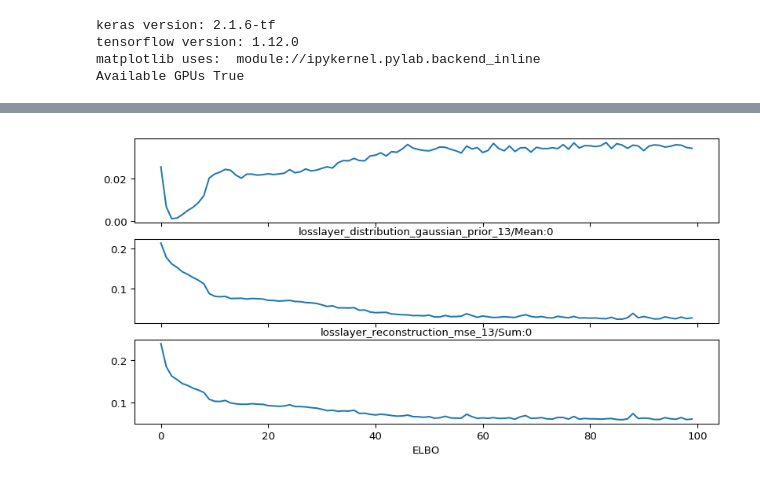
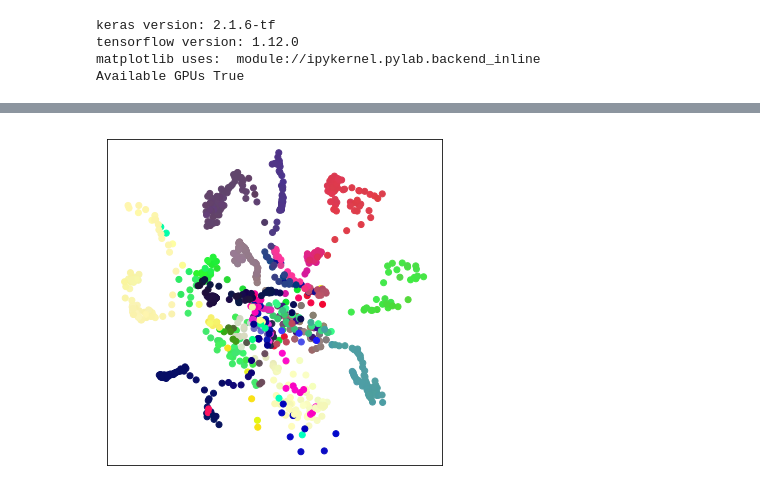
Before and after one commit to tik0/vae_tools, a Jupyter notebook: examples/touchsensors_multisensory_data.ipynb, the cells around one changed output, grey strips where cells are left out. Drawn from its saved outputs; the diff is of its cells as text; code cells hidden in the pictures.

```diff
--- a/examples/touchsensors_multisensory_data.ipynb
+++ b/examples/touchsensors_multisensory_data.ipynb
@@ -127,0 +32,5 @@ plt.show()
+# %%
+# Store parameters
+store_model = False # Train and store the model if "True" or loads existing models if "False"
+store_model_overwrite = False # Overwrite model if it exists
+store_model_prefix = "models/touchsensors_multisensory" # prefix for loading and storing
@@ -170,43 +241,57 @@ plt.show()
 # %%
-data = sens_pos_quat_norm
-batch_size = 16
-original_dim = data.shape[1]
-intermediate_dim = 32
-epochs = 100
-z_dim = 2
-beta_norm = 0.01
+data = sens_proprio_norm
+model_name = "sens_proprio"
+if store_model:
+    batch_size = 16
+    original_dim = data.shape[1]
+    intermediate_dim = 128
+    epochs = 150
+    z_dim = 2
+    beta_norm = 0.01
 
-encoder_pos_quat = [[
-    Input(shape=(original_dim,)),                       # Input layer
-    Dense(intermediate_dim, activation='relu'),         # First encoder layer
-    Dense(int(intermediate_dim/2), activation='relu')   # Second encoder layer
-]]
+    encoder_proprio = [[
+        Input(shape=(original_dim,)),                       # Input layer
+        Dense(intermediate_dim, activation='relu'),         # First encoder layer
+        Dense(int(intermediate_dim/2), activation='relu')   # Second encoder layer
+    ]]
 
-decoder_pos_quat = [[
-    Dense(int(intermediate_dim/2), activation='relu'),  # First decoder layer
-    Dense(intermediate_dim, activation='relu'),         # Second decoder layer
-    Dense(original_dim, activation='sigmoid')           # Output layer
-]]
+    decoder_proprio = [[
+        Dense(int(intermediate_dim/2), activation='relu'),  # First decoder layer
+        Dense(intermediate_dim, activation='relu'),         # Second decoder layer
+        Dense(original_dim, activation='sigmoid')           # Output layer
+    ]]
 
-vae_obj = MmVae(z_dim, encoder_pos_quat, decoder_pos_quat, [original_dim], beta_norm, beta_is_normalized = True, reconstruction_loss_metrics = [ReconstructionLoss.MSE], name='Vae')
+    vae_obj = MmVae(z_dim, encoder_proprio, decoder_proprio, [original_dim], beta_norm, beta_is_normalized = True, reconstruction_loss_metrics = [ReconstructionLoss.BCE], name=model_name)
 
-vae = vae_obj.get_model()
-vae.compile(optimizer='rmsprop', loss=None)
-#vae_tools.viz.plot_model(vae, file = 'myVAE', print_svg = False, verbose = True)
-# Store the losses, encodings, and decodings to tensorboard
-losses_cb = vae_tools.callbacks.Losses(data = data)
-# Train
-vae.fit(data, shuffle=True, epochs=epochs, batch_size=batch_size, validation_data=None, verbose = 0, callbacks=[losses_cb])
-# Show the losses
-vae_tools.viz.plot_losses(losses_cb, plot_elbo = True)
+    vae = vae_obj.get_model()
+    vae.compile(optimizer='rmsprop', loss=None)
+    #vae_tools.viz.plot_model(vae, file = 'myVAE', print_svg = False, verbose = True)
+    # Store the losses, encodings, and decodings to tensorboard
+    losses_cb = vae_tools.callbacks.Losses(data = data)
+    # Train
+    vae.fit(data, shuffle=True, epochs=epochs, batch_size=batch_size, validation_data=None, verbose = 0, callbacks=[losses_cb])
+    # Show the losses
+    vae_tools.viz.plot_losses(losses_cb, plot_elbo = True)
+    # Get the models
+    encoder_input = [encoder_proprio[0][0]]
+    encoder_mean = vae_obj.get_encoder_mean(encoder_input)
+    encoder_logvar = vae_obj.get_encoder_logvar(encoder_input)
+
+    # Store model
+    vae_obj.store_model(name = store_model_prefix + "_" + model_name + "_dec", model = vae_obj.get_decoder(), overwrite = store_model_overwrite)
+    vae_obj.store_model(name = store_model_prefix + "_" + model_name + "_enc_mean", model = encoder_mean, overwrite = store_model_overwrite)
+    vae_obj.store_model(name = store_model_prefix + "_" + model_name + "_enc_logvar", model = encoder_logvar, overwrite = store_model_overwrite)
+else:
+    # Load the models
+    encoder_mean =  MmVae.load_model(name = store_model_prefix + "_" + model_name + "_enc_mean")
+    encoder_logvar =  MmVae.load_model(name = store_model_prefix + "_" + model_name + "_enc_logvar")
+    decoder_mean = MmVae.load_model(name = store_model_prefix + "_" + model_name + "_dec")
 # Plot the embedding
-encoder_input = [encoder_pos_quat[0][0]]
-encoder_mean_model = vae_obj.get_encoder_mean(encoder_input)
-encoder_logvar_model = vae_obj.get_encoder_logvar(encoder_input)
-mean_encoded = encoder_mean_model.predict(data, batch_size=batch_size)
-var_encoded = np.sum(np.exp(encoder_logvar_model.predict(data, batch_size=batch_size)),axis=-1) # trace of co-variance
-vae_tools.viz.plot_embedding(mean_encoded, var_encoded, colormap="rainbow", figsize=(6, 6))
+mean_encoded = encoder_mean.predict(data)
+#var_encoded = np.sum(np.exp(encoder_logvar.predict(data, batch_size=batch_size)),axis=-1) # trace of co-variance
+#vae_tools.viz.plot_embedding(mean_encoded, var_encoded, colormap="rainbow", figsize=(6, 6))
+#plt.colorbar()
+vae_tools.viz.plot_embedding(mean_encoded, sens_euler, colormap='hsv', figsize=(6, 6))
 plt.axis("equal")
-plt.colorbar()
 plt.show()
 # %% [output]
@@ -213 +301 @@ plt.show()
-[figure, old version]
+[figure, new version]
```
Also changed, not shown: parts of 14 cells of this notebook, 54 other files.
